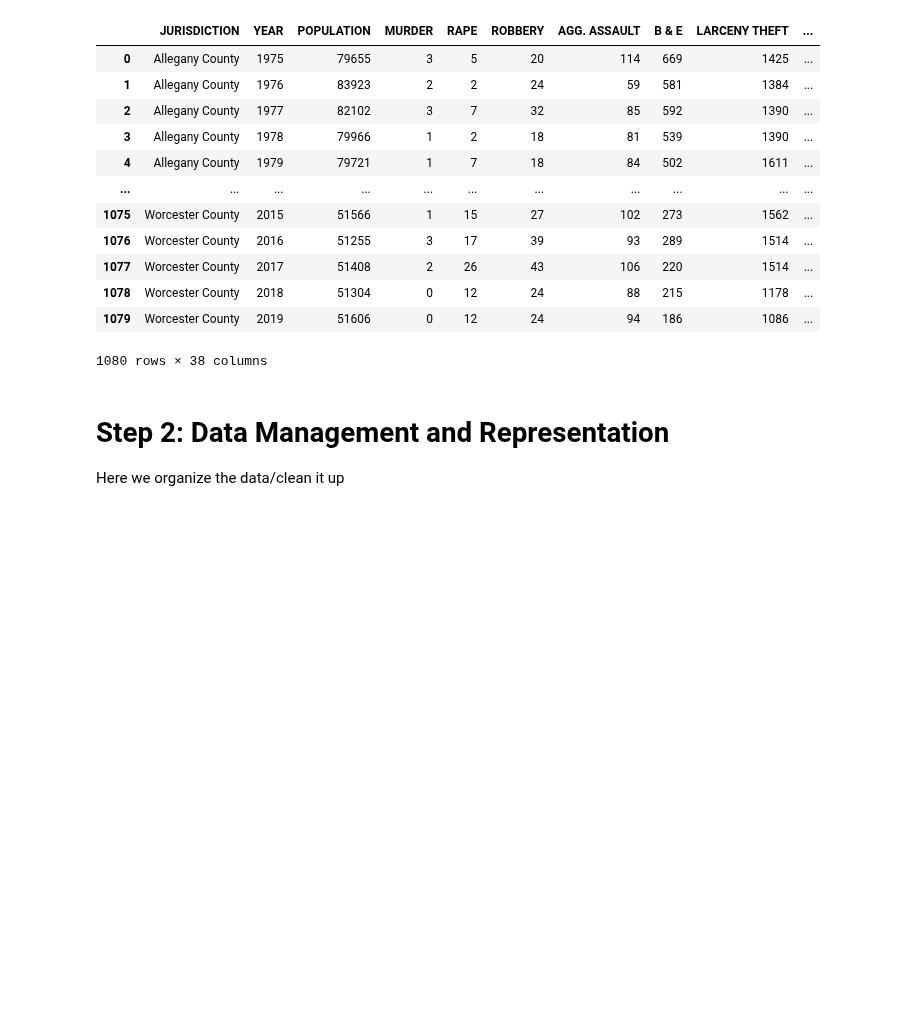
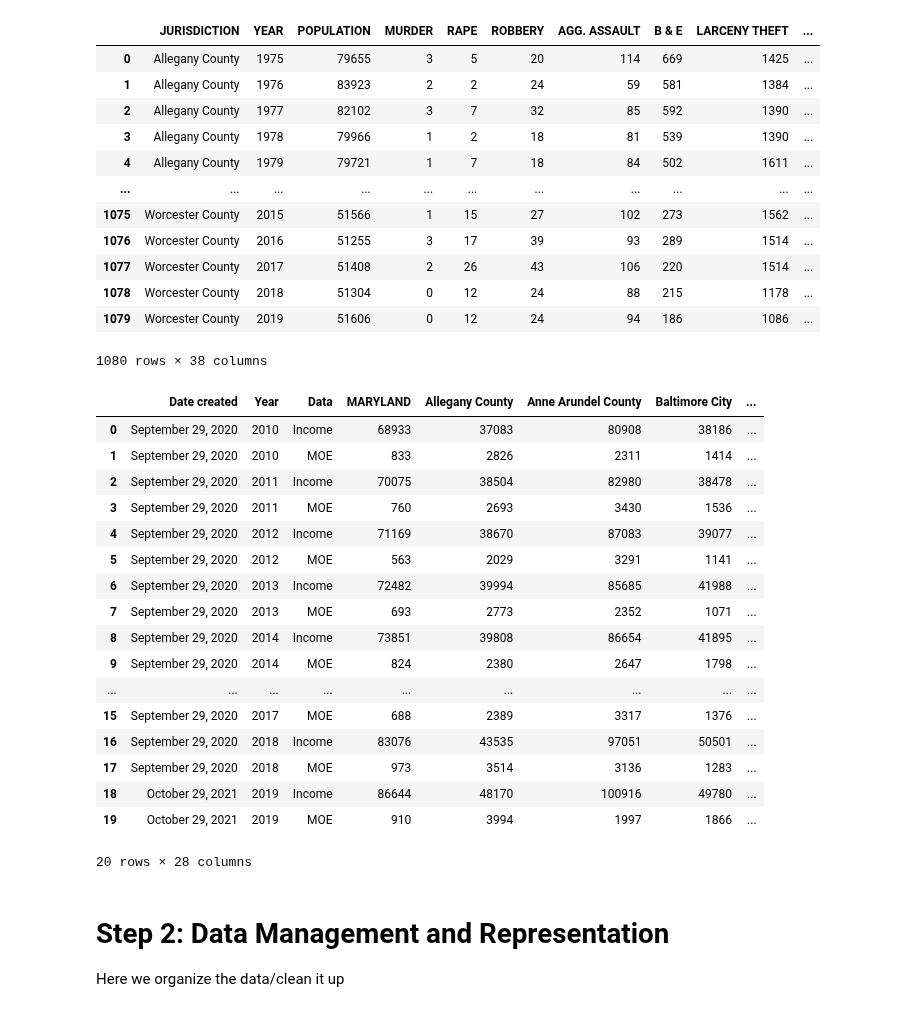
Before and after one commit to lgmueller/lgmueller.github.io, a Jupyter notebook: final-project/final-project.ipynb, the cells around one changed output. Drawn from its saved outputs; the diff is of its cells as text; code cells hidden in the pictures; blank space fills up the shorter version.

```diff
--- a/final-project/final-project.ipynb
+++ b/final-project/final-project.ipynb
@@ -63,6 +66,31 @@ crime_data
 | 1078 | Worcester County | 2018 | 51304 | 0 | 12 | 24 | 88 | 215 | 1178 | ... |
 | 1079 | Worcester County | 2019 | 51606 | 0 | 12 | 24 | 94 | 186 | 1086 | ... |
 1080 rows × 38 columns
+# %%
+# MEDIAN HOUSEHOLD INCOME DATA
+
+# Read CSV for median household income
+income_data = pd.read_csv("https://raw.githubusercontent.com/lgmueller/lgmueller.github.io/main/Maryland_Median_Household_Income_By_Year_With_Margin_Of_Error__2010-2019%20(1).csv")
+income_data
+# %% [output]
+|  | Date created | Year | Data | MARYLAND | Allegany County | Anne Arundel County | Baltimore City | ... |
+| 0 | September 29, 2020 | 2010 | Income | 68933 | 37083 | 80908 | 38186 | ... |
+| 1 | September 29, 2020 | 2010 | MOE | 833 | 2826 | 2311 | 1414 | ... |
+| 2 | September 29, 2020 | 2011 | Income | 70075 | 38504 | 82980 | 38478 | ... |
+| 3 | September 29, 2020 | 2011 | MOE | 760 | 2693 | 3430 | 1536 | ... |
+| 4 | September 29, 2020 | 2012 | Income | 71169 | 38670 | 87083 | 39077 | ... |
+| 5 | September 29, 2020 | 2012 | MOE | 563 | 2029 | 3291 | 1141 | ... |
+| 6 | September 29, 2020 | 2013 | Income | 72482 | 39994 | 85685 | 41988 | ... |
+| 7 | September 29, 2020 | 2013 | MOE | 693 | 2773 | 2352 | 1071 | ... |
+| 8 | September 29, 2020 | 2014 | Income | 73851 | 39808 | 86654 | 41895 | ... |
+| 9 | September 29, 2020 | 2014 | MOE | 824 | 2380 | 2647 | 1798 | ... |
+| ... | ... | ... | ... | ... | ... | ... | ... | ... |
+| 15 | September 29, 2020 | 2017 | MOE | 688 | 2389 | 3317 | 1376 | ... |
+| 16 | September 29, 2020 | 2018 | Income | 83076 | 43535 | 97051 | 50501 | ... |
+| 17 | September 29, 2020 | 2018 | MOE | 973 | 3514 | 3136 | 1283 | ... |
+| 18 | October 29, 2021 | 2019 | Income | 86644 | 48170 | 100916 | 49780 | ... |
+| 19 | October 29, 2021 | 2019 | MOE | 910 | 3994 | 1997 | 1866 | ... |
+20 rows × 28 columns
 # %% [markdown]
 # Step 2: Data Management and Representation
 
```
Also changed, not shown: parts of 8 cells of this notebook.
